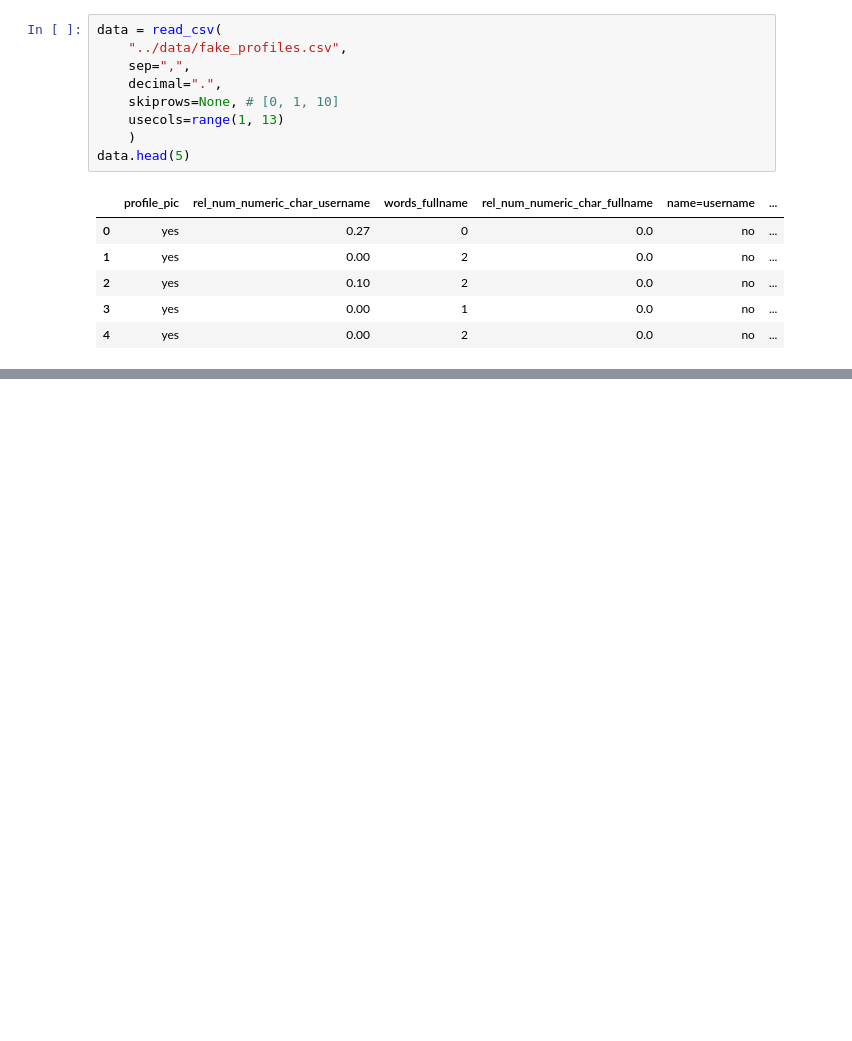
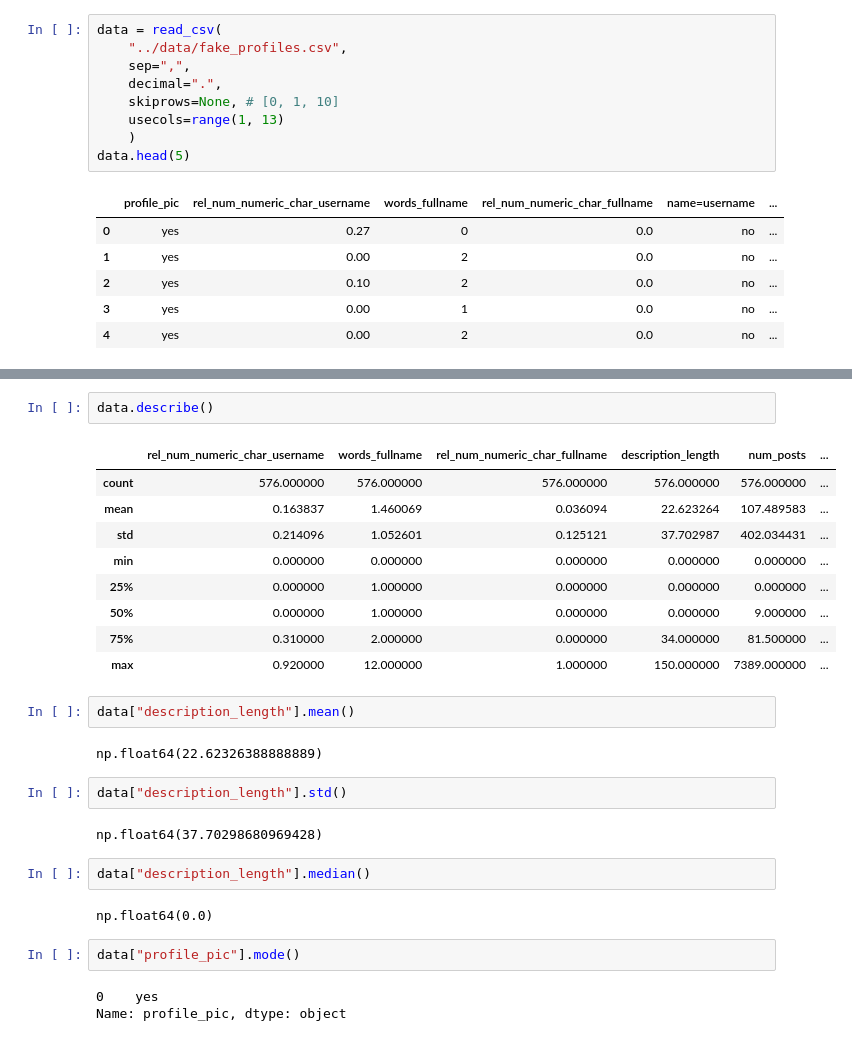
Before and after one commit to MaxBracco/DataScienceUE, a Jupyter notebook: code/lektion_01.ipynb, the cells around one changed output, grey strips where cells are left out. Cells and saved outputs as stored; diff of their text form; blank space fills up the shorter version.

```diff
--- a/code/lektion_01.ipynb
+++ b/code/lektion_01.ipynb
@@ -66,0 +89,29 @@ data.head(5)
+# %%
+data.describe()
+# %% [output]
+|  | rel_num_numeric_char_username | words_fullname | rel_num_numeric_char_fullname | description_length | num_posts | ... |
+| count | 576.000000 | 576.000000 | 576.000000 | 576.000000 | 576.000000 | ... |
+| mean | 0.163837 | 1.460069 | 0.036094 | 22.623264 | 107.489583 | ... |
+| std | 0.214096 | 1.052601 | 0.125121 | 37.702987 | 402.034431 | ... |
+| min | 0.000000 | 0.000000 | 0.000000 | 0.000000 | 0.000000 | ... |
+| 25% | 0.000000 | 1.000000 | 0.000000 | 0.000000 | 0.000000 | ... |
+| 50% | 0.000000 | 1.000000 | 0.000000 | 0.000000 | 9.000000 | ... |
+| 75% | 0.310000 | 2.000000 | 0.000000 | 34.000000 | 81.500000 | ... |
+| max | 0.920000 | 12.000000 | 1.000000 | 150.000000 | 7389.000000 | ... |
+# %%
+data["description_length"].mean()
+# %% [output]
+np.float64(22.62326388888889)
+# %%
+data["description_length"].std()
+# %% [output]
+np.float64(37.70298680969428)
+# %%
+data["description_length"].median()
+# %% [output]
+np.float64(0.0)
+# %%
+data["profile_pic"].mode()
+# %% [output]
+0    yes
+Name: profile_pic, dtype: object
```
Also changed, not shown: parts of 7 cells of this notebook.
